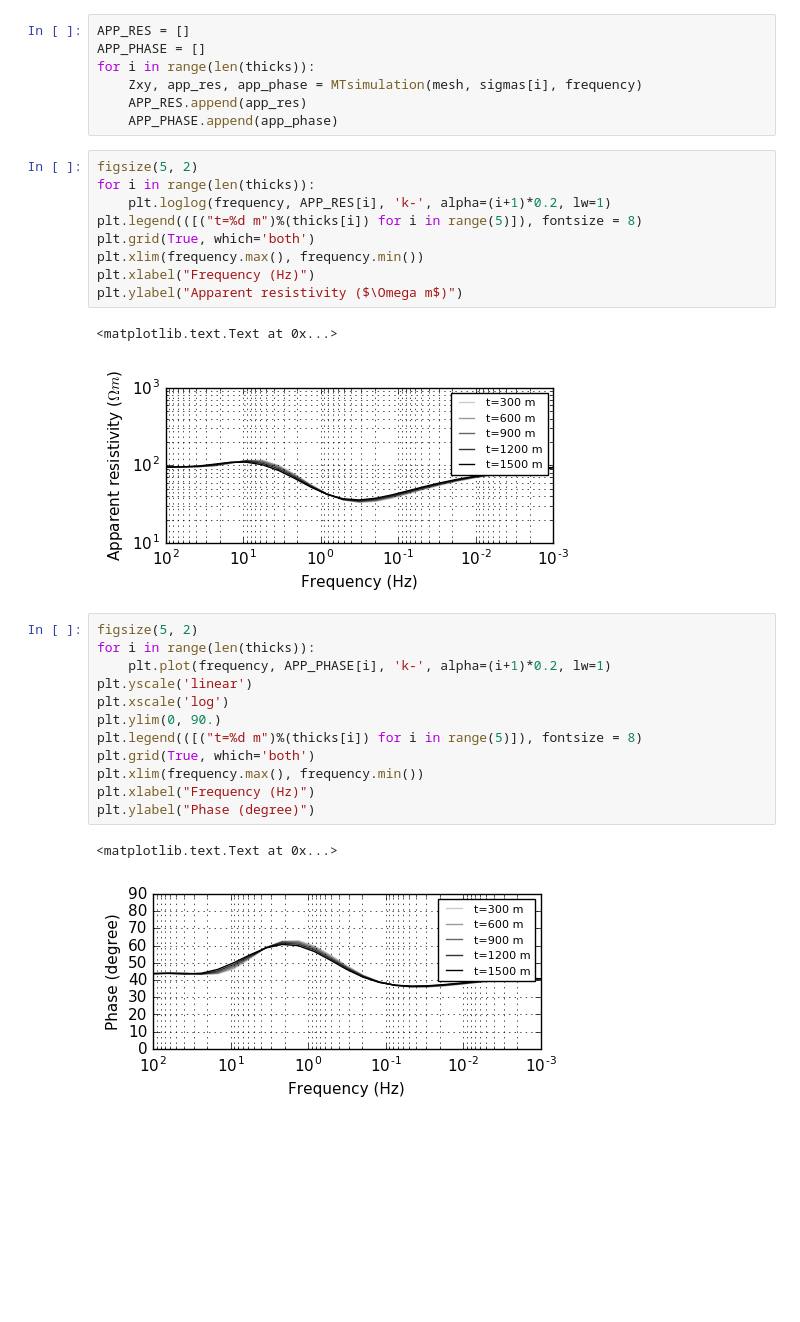
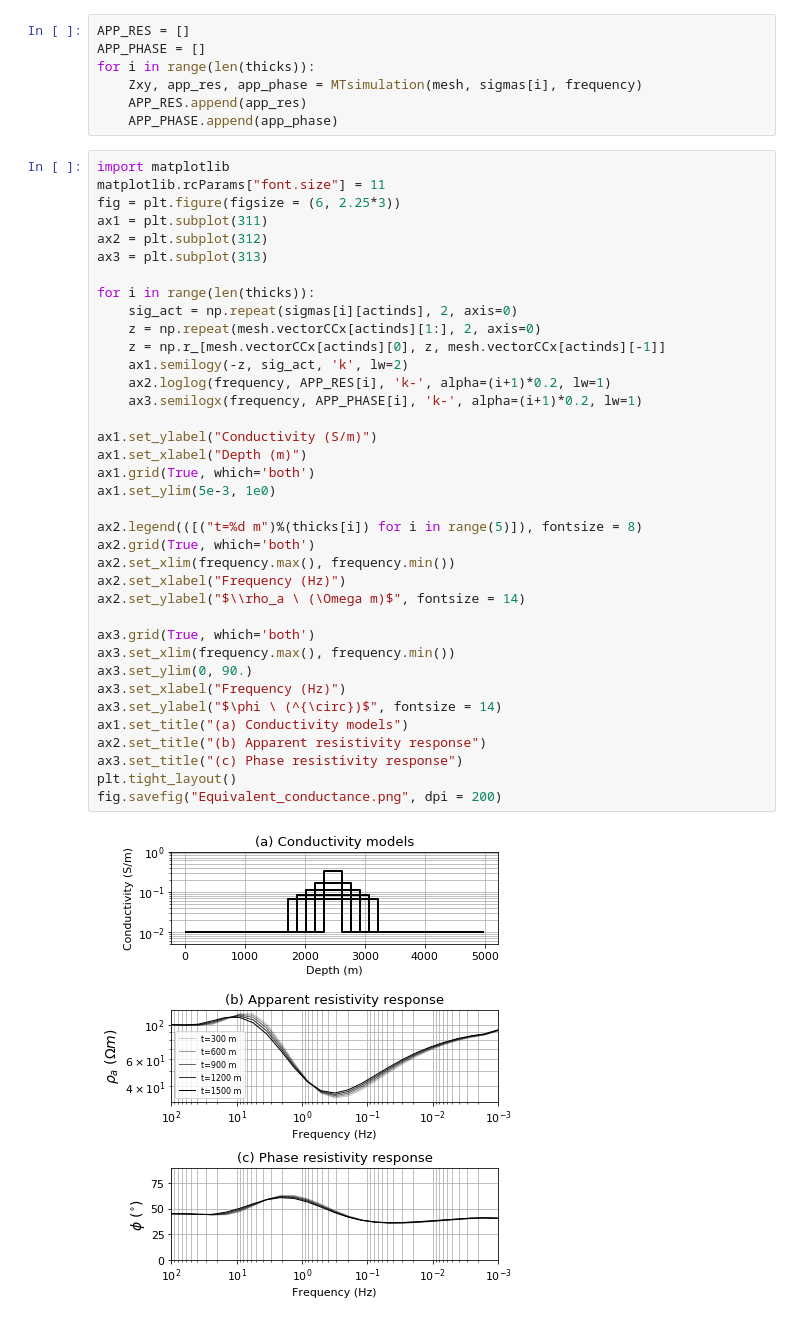
Before and after one commit to geoscixyz/computation, a Jupyter notebook: notebooks/MTtutorial/MT1D_Simulation_MutiFreqs.ipynb, the cells around one changed output. Saved outputs shown, nothing was run; the diff lists cells and outputs as text; blank space fills up the shorter version.

```diff
--- a/notebooks/MTtutorial/MT1D_Simulation_MutiFreqs.ipynb
+++ b/notebooks/MTtutorial/MT1D_Simulation_MutiFreqs.ipynb
@@ -205,30 +179,42 @@ for i in range(len(thicks)):
     Zxy, app_res, app_phase = MTsimulation(mesh, sigmas[i], frequency)
     APP_RES.append(app_res)
     APP_PHASE.append(app_phase)
-# %%
-figsize(5, 2)
-for i in range(len(thicks)):
-    plt.loglog(frequency, APP_RES[i], 'k-', alpha=(i+1)*0.2, lw=1)
-plt.legend(([("t=%d m")%(thicks[i]) for i in range(5)]), fontsize = 8)
-plt.grid(True, which='both')
-plt.xlim(frequency.max(), frequency.min())
-plt.xlabel("Frequency (Hz)")
-plt.ylabel("Apparent resistivity ($\Omega m$)")
-# %% [output]
-<matplotlib.text.Text at 0x...>
-[figure, removed]
-# %%
-figsize(5, 2)
-for i in range(len(thicks)):
-    plt.plot(frequency, APP_PHASE[i], 'k-', alpha=(i+1)*0.2, lw=1)
-plt.yscale('linear')
-plt.xscale('log')
-plt.ylim(0, 90.)
-plt.legend(([("t=%d m")%(thicks[i]) for i in range(5)]), fontsize = 8)
-plt.grid(True, which='both')
-plt.xlim(frequency.max(), frequency.min())
-plt.xlabel("Frequency (Hz)")
-plt.ylabel("Phase (degree)")
-# %% [output]
-<matplotlib.text.Text at 0x...>
-[figure, removed]
+# %%
+import matplotlib
+matplotlib.rcParams["font.size"] = 11
+fig = plt.figure(figsize = (6, 2.25*3))
+ax1 = plt.subplot(311)
+ax2 = plt.subplot(312)
+ax3 = plt.subplot(313)
+
+for i in range(len(thicks)):
+    sig_act = np.repeat(sigmas[i][actinds], 2, axis=0)
+    z = np.repeat(mesh.vectorCCx[actinds][1:], 2, axis=0)
+    z = np.r_[mesh.vectorCCx[actinds][0], z, mesh.vectorCCx[actinds][-1]]
+    ax1.semilogy(-z, sig_act, 'k', lw=2)
+    ax2.loglog(frequency, APP_RES[i], 'k-', alpha=(i+1)*0.2, lw=1)
+    ax3.semilogx(frequency, APP_PHASE[i], 'k-', alpha=(i+1)*0.2, lw=1)
+
+ax1.set_ylabel("Conductivity (S/m)")
+ax1.set_xlabel("Depth (m)")
+ax1.grid(True, which='both')
+ax1.set_ylim(5e-3, 1e0)
+
+ax2.legend(([("t=%d m")%(thicks[i]) for i in range(5)]), fontsize = 8)
+ax2.grid(True, which='both')
+ax2.set_xlim(frequency.max(), frequency.min())
+ax2.set_xlabel("Frequency (Hz)")
+ax2.set_ylabel("$\\rho_a \ (\Omega m)$", fontsize = 14)
+
+ax3.grid(True, which='both')
+ax3.set_xlim(frequency.max(), frequency.min())
+ax3.set_ylim(0, 90.)
+ax3.set_xlabel("Frequency (Hz)")
+ax3.set_ylabel("$\phi \ (^{\circ})$", fontsize = 14)
+ax1.set_title("(a) Conductivity models")
+ax2.set_title("(b) Apparent resistivity response")
+ax3.set_title("(c) Phase resistivity response")
+plt.tight_layout()
+fig.savefig("Equivalent_conductance.png", dpi = 200)
+# %% [output]
+[figure, added]
```
Also changed, not shown: parts of 10 cells of this notebook, 7 other files.
